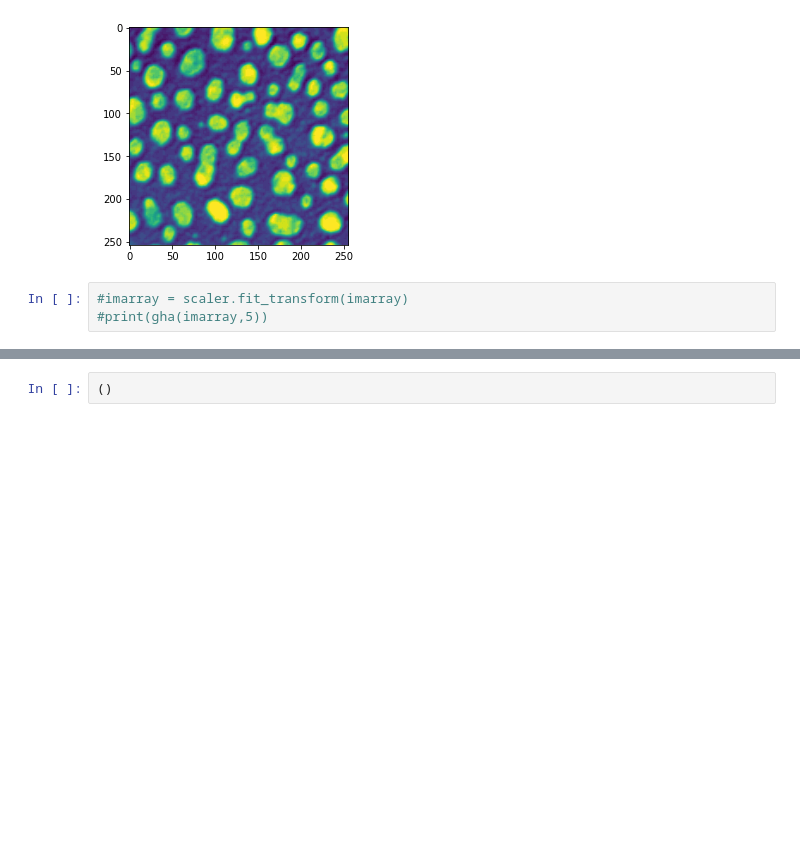
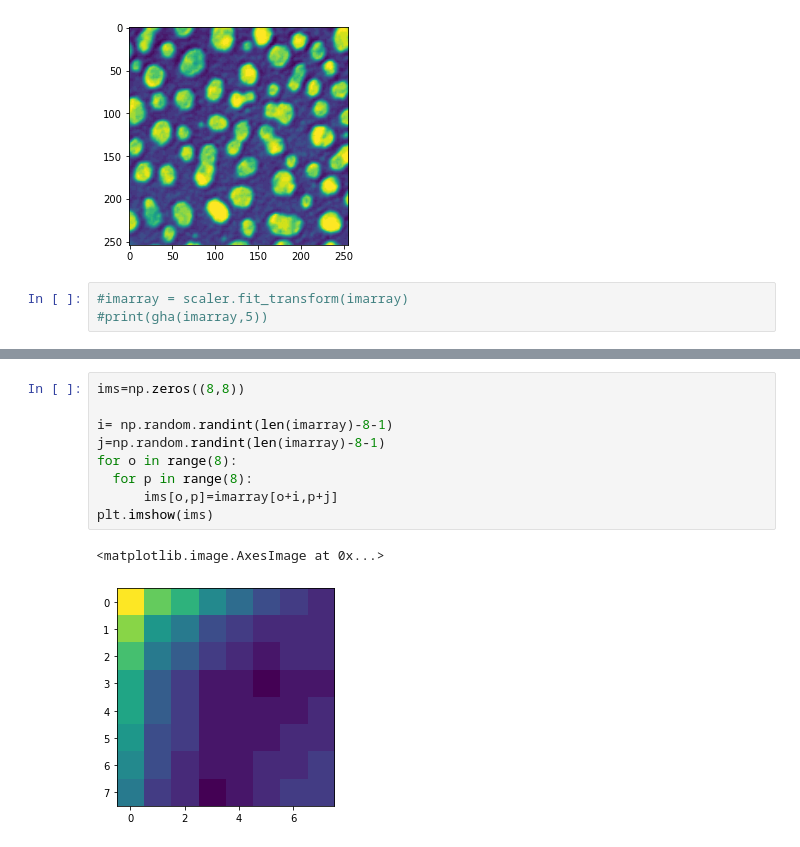
Before and after one commit to BadPrograms/Sanger-s-Optimized, a Jupyter notebook: Sanger's_rule(General_Hebbian_Algorithm).ipynb, the cells around one changed output, grey strips where cells are left out. Cells and saved outputs as stored; diff of their text form; blank space fills up the shorter version.

```diff
--- a/Sanger's_rule(General_Hebbian_Algorithm).ipynb
+++ b/Sanger's_rule(General_Hebbian_Algorithm).ipynb
@@ -166,2 +197,12 @@ plt.imshow(a-recon_im(wei,8,coefs,0))
-# %%
-()
+# %%
+ims=np.zeros((8,8))
+
+i= np.random.randint(len(imarray)-8-1)
+j=np.random.randint(len(imarray)-8-1)
+for o in range(8):
+  for p in range(8):
+      ims[o,p]=imarray[o+i,p+j]
+plt.imshow(ims)
+# %% [output]
+<matplotlib.image.AxesImage at 0x...>
+[figure, added]
```
Also changed, not shown: parts of 18 cells of this notebook.
